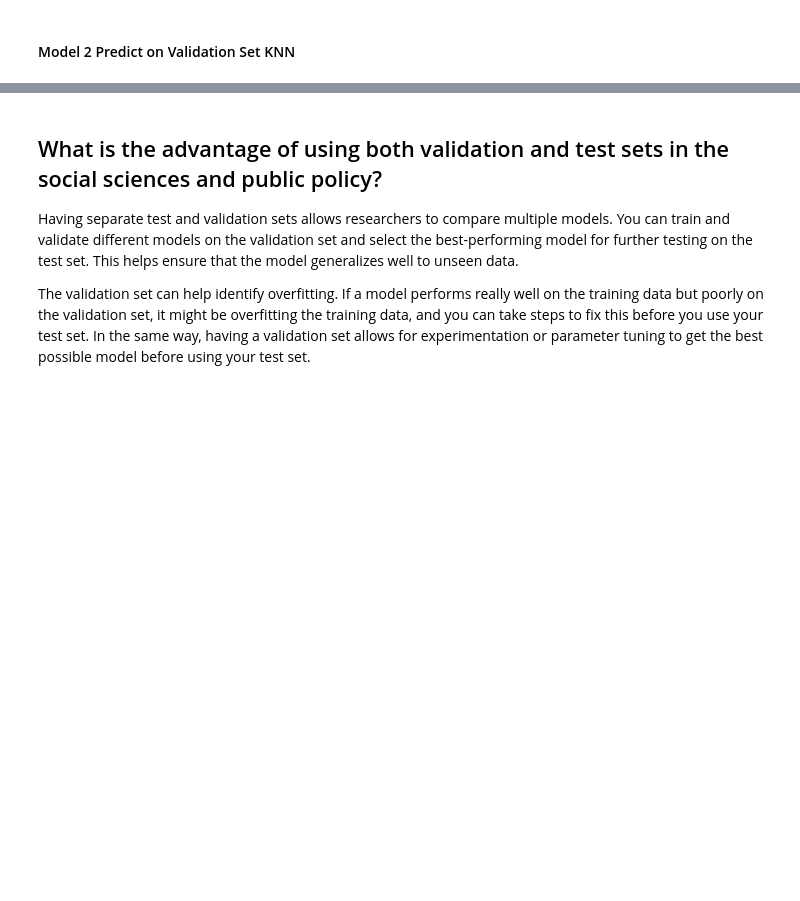
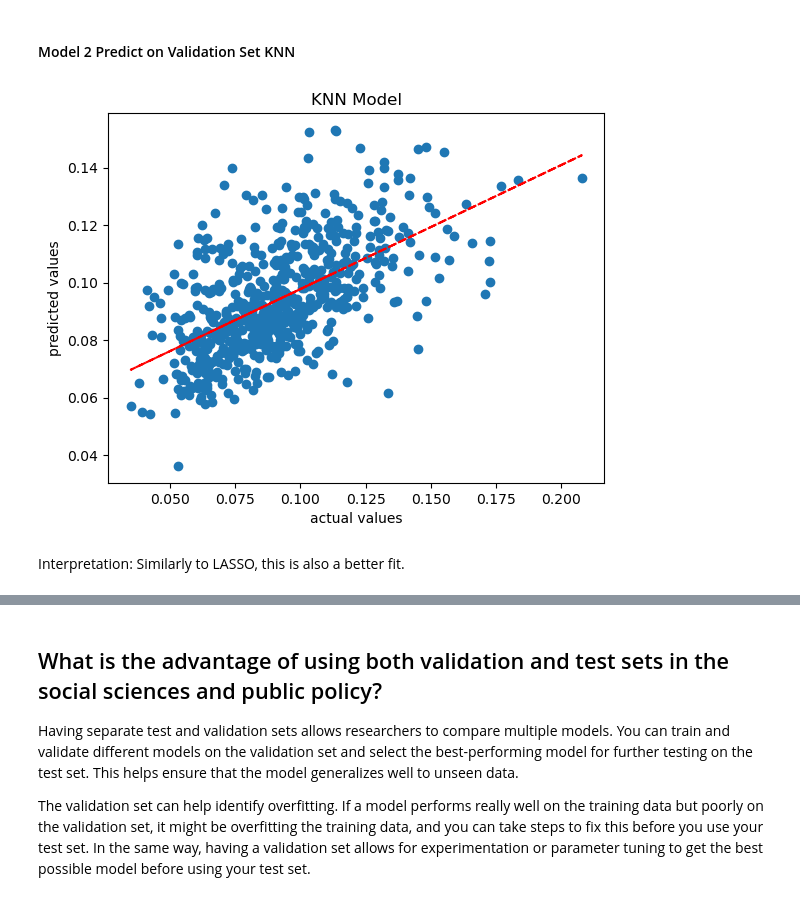
Before and after one commit to brendasciepura/Computational-Social-Science-Projects, a Jupyter notebook: Project 2/Project 2 - Brenda Sciepura.ipynb, the cells around one changed output, grey strips where cells are left out. Saved outputs shown, nothing was run; the diff lists cells and outputs as text; code cells hidden in the pictures; blank space fills up the shorter version.

```diff
--- a/Project 2/Project 2 - Brenda Sciepura.ipynb
+++ b/Project 2/Project 2 - Brenda Sciepura.ipynb
@@ -714,3 +628,0 @@ lasso_grid_reg = GridSearchCV(lasso_reg,  # model to be tuned
-# %%
-# now fit the tuning on the training data
-lasso_grid_reg.fit(X_train, y_train)
@@ -794,10 +719,25 @@ knn_pred = knn_regressor.predict(X_validate)
 # %%
 # plot the predictions
 plt.scatter(y_validate, knn_pred)
 plt.title('KNN Model')
 plt.xlabel('actual values')
 plt.ylabel('predicted values')
+
+# Calculate the line of best fit (regression line)
+slope, intercept = np.polyfit(y_validate, knn_pred, 1)
+
+# Create the fitted line
+fit_line = slope * np.array(y_validate) + intercept
+
+# Plot the fitted line
+plt.plot(y_validate, fit_line, color='red', linestyle='--')
+
+# Show the plot
 plt.show()
+# %% [output]
+[figure, added]
+# %% [markdown]
+Interpretation: Similarly to LASSO, this is also a better fit.
 # %%
 # RMSE
 rmse_knn = rmse(knn_pred,  # specify predicted values
```
Also changed, not shown: parts of 70 cells of this notebook.
